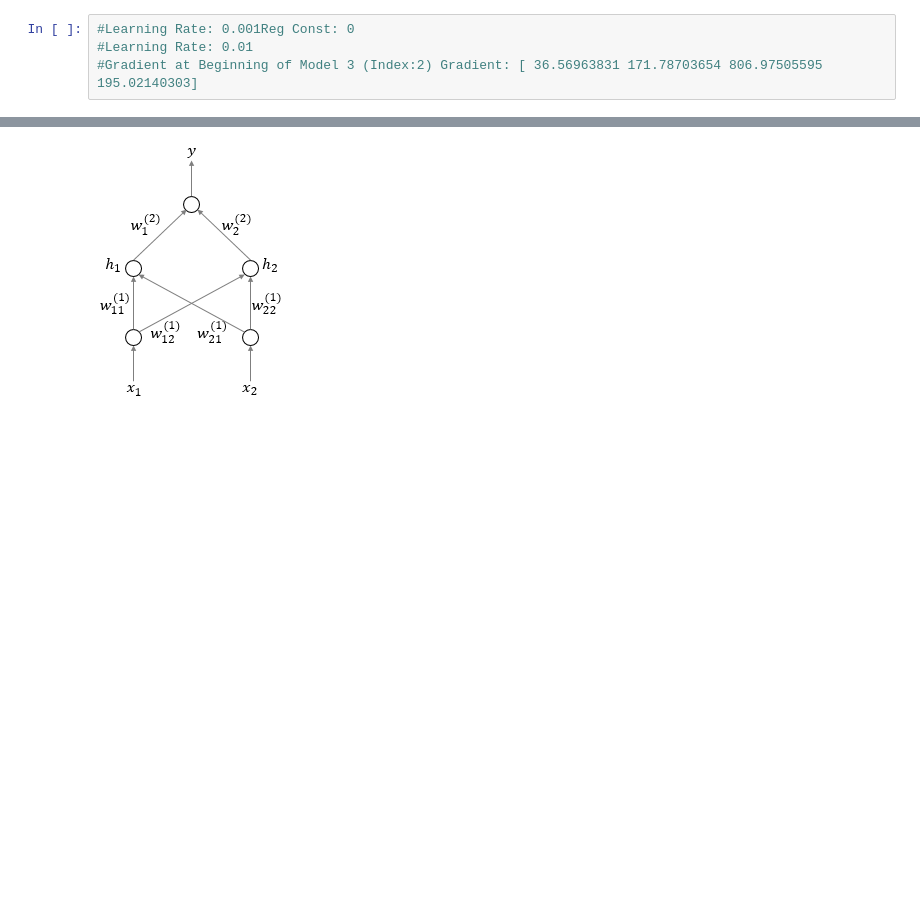
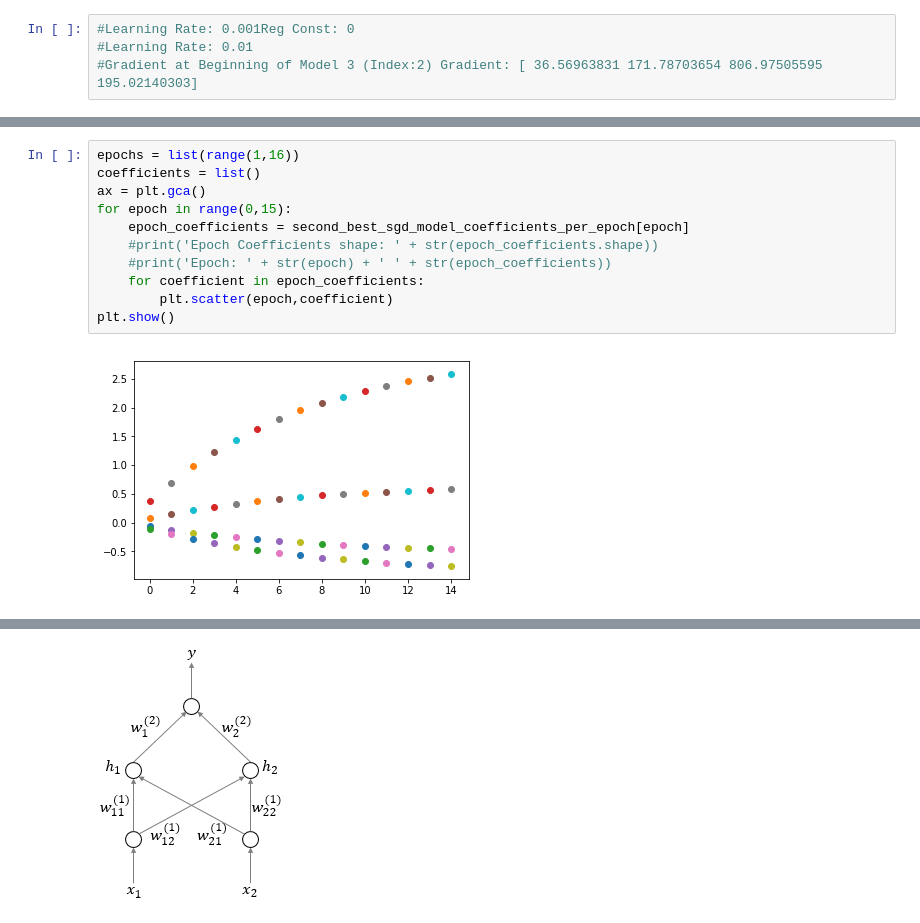
Before and after one commit to AdventurousProgrammer/DataSciencePrinciples-HW, a Jupyter notebook: HW3/HW3-Question1_Final.ipynb, the cells around one changed output, grey strips where cells are left out. Drawn from its saved outputs; the diff is of its cells as text; blank space fills up the shorter version.

```diff
--- a/HW3/HW3-Question1_Final.ipynb
+++ b/HW3/HW3-Question1_Final.ipynb
@@ -314,0 +272,13 @@ for coef in sgd_regressor.w:
+# %%
+epochs = list(range(1,16))
+coefficients = list()
+ax = plt.gca()
+for epoch in range(0,15):
+    epoch_coefficients = second_best_sgd_model_coefficients_per_epoch[epoch]
+    #print('Epoch Coefficients shape: ' + str(epoch_coefficients.shape))
+    #print('Epoch: ' + str(epoch) + ' ' + str(epoch_coefficients))
+    for coefficient in epoch_coefficients:
+        plt.scatter(epoch,coefficient)
+plt.show()
+# %% [output]
+[figure, added]
```
Also changed, not shown: parts of 17 cells of this notebook.
